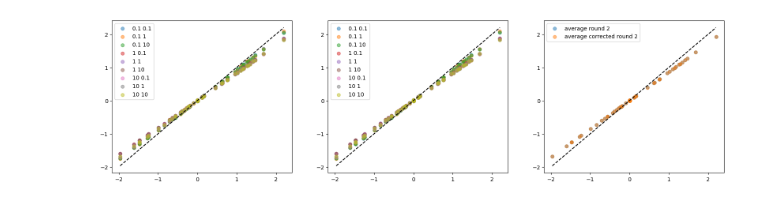
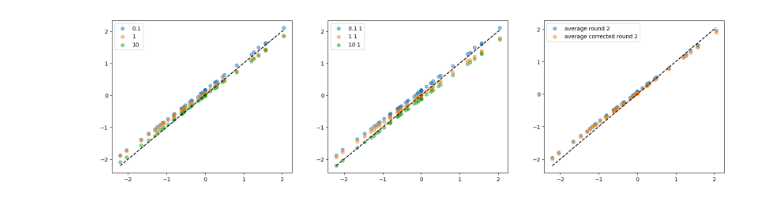
Before and after one commit to JoshuaGensel/dmMIME_correction, a Jupyter notebook: src/exploratory_analysis.ipynb, the cells around one changed output. Saved outputs shown, nothing was run; the diff lists cells and outputs as text; code cells hidden in the pictures.

```diff
--- a/src/exploratory_analysis.ipynb
+++ b/src/exploratory_analysis.ipynb
@@ -4,7 +4,7 @@ import numpy as np
 import MIME_correction
 # %%
 def get_pool_data(first_round_targets : str, second_round_targets : str):
-    path = "/datadisk/MIME/depth_test/"
+    path = "/datadisk/MIME/high_depth_pruning10/"
     ground_truth = np.loadtxt(path + f"target1_{first_round_targets}_target2_{second_round_targets}/ground_truth.csv", delimiter=",")
     round_1 = np.log(np.loadtxt(path + f"target1_{first_round_targets}_target2_{second_round_targets}/round_1/effects.csv", delimiter=","))
     round_2 = np.log(np.loadtxt(path + f"target1_{first_round_targets}_target2_{second_round_targets}/round_2/effects.csv", delimiter=","))
@@ -175,53 +204,53 @@ plt.show()
 # plot all corrected rounds in one plot
 fig, (ax1,ax2, ax3) = plt.subplots(1,3, figsize=(20,5))
 
-ax1.scatter(np.log(ground_truths[0]), np.log(round_1s[0]), label="0.1 0.1", alpha=.5)
-ax1.scatter(np.log(ground_truths[1]), np.log(round_1s[1]), label="0.1 1", alpha=.5)
-ax1.scatter(np.log(ground_truths[2]), np.log(round_1s[2]), label="0.1 10", alpha=.5)
-ax1.scatter(np.log(ground_truths[3]), np.log(round_1s[3]), label="1 0.1", alpha=.5)
-ax1.scatter(np.log(ground_truths[4]), np.log(round_1s[4]), label="1 1", alpha=.5)
-ax1.scatter(np.log(ground_truths[5]), np.log(round_1s[5]), label="1 10", alpha=.5)
-ax1.scatter(np.log(ground_truths[6]), np.log(round_1s[6]), label="10 0.1", alpha=.5)
-ax1.scatter(np.log(ground_truths[7]), np.log(round_1s[7]), label="10 1", alpha=.5)
-ax1.scatter(np.log(ground_truths[8]), np.log(round_1s[8]), label="10 10", alpha=.5)
+ax1.scatter(np.log(ground_truths[0]), np.log(round_1s[0]), label="0.1", alpha=.5)
+# ax1.scatter(np.log(ground_truths[1]), np.log(round_1s[1]), label="0.1 1", alpha=.5)
+# ax1.scatter(np.log(ground_truths[2]), np.log(round_1s[2]), label="0.1 10", alpha=.5)
+ax1.scatter(np.log(ground_truths[3]), np.log(round_1s[3]), label="1", alpha=.5)
+# ax1.scatter(np.log(ground_truths[4]), np.log(round_1s[4]), label="1 1", alpha=.5)
+# ax1.scatter(np.log(ground_truths[5]), np.log(round_1s[5]), label="1 10", alpha=.5)
+ax1.scatter(np.log(ground_truths[6]), np.log(round_1s[6]), label="10", alpha=.5)
+# ax1.scatter(np.log(ground_truths[7]), np.log(round_1s[7]), label="10 1", alpha=.5)
+# ax1.scatter(np.log(ground_truths[8]), np.log(round_1s[8]), label="10 10", alpha=.5)
 ax1.legend()
 #also plot 1to1 line
 x = np.linspace(np.min(np.log(ground_truths[0])), np.max(np.log(ground_truths[0])), 100)
 y = x
 ax1.plot(x,y, label="1 to 1 line", linestyle="--", color="black")
 
-ax2.scatter(np.log(ground_truths[0]), np.log(corrected_round_1s[0]), label="0.1 0.1", alpha=.5)
+# ax2.scatter(np.log(ground_truths[0]), np.log(corrected_round_1s[0]), label="0.1", alpha=.5)
 ax2.scatter(np.log(ground_truths[1]), np.log(corrected_round_1s[1]), label="0.1 1", alpha=.5)
-ax2.scatter(np.log(ground_truths[2]), np.log(corrected_round_1s[2]), label="0.1 10", alpha=.5)
-ax2.scatter(np.log(ground_truths[3]), np.log(corrected_round_1s[3]), label="1 0.1", alpha=.5)
+# ax2.scatter(np.log(ground_truths[2]), np.log(corrected_round_1s[2]), label="0.1 10", alpha=.5)
+# ax2.scatter(np.log(ground_truths[3]), np.log(corrected_round_1s[3]), label="1", alpha=.5)
 ax2.scatter(np.log(ground_truths[4]), np.log(corrected_round_1s[4]), label="1 1", alpha=.5)
-ax2.scatter(np.log(ground_truths[5]), np.log(corrected_round_1s[5]), label="1 10", alpha=.5)
-ax2.scatter(np.log(ground_truths[6]), np.log(corrected_round_1s[6]), label="10 0.1", alpha=.5)
+# ax2.scatter(np.log(ground_truths[5]), np.log(corrected_round_1s[5]), label="1 10", alpha=.5)
+# ax2.scatter(np.log(ground_truths[6]), np.log(corrected_round_1s[6]), label="10", alpha=.5)
 ax2.scatter(np.log(ground_truths[7]), np.log(corrected_round_1s[7]), label="10 1", alpha=.5)
-ax2.scatter(np.log(ground_truths[8]), np.log(corrected_round_1s[8]), label="10 10", alpha=.5)
+# ax2.scatter(np.log(ground_truths[8]), np.log(corrected_round_1s[8]), label="10 10", alpha=.5)
 ax2.legend()
 #also plot 1to1 line
 x = np.linspace(np.min(np.log(ground_truths[0])), np.max(np.log(ground_truths[0])), 100)
 y = x
 ax2.plot(x,y, label="1 to 1 line", linestyle="--", color="black")
 
 # plot the averages of corrected and uncorrected
 round_1s = np.array(round_1s)
 corrected_round_1s = np.array(corrected_round_1s)
 ground_truths = np.array(ground_truths)
 
 average_round_1 = np.mean(round_1s, axis=0)
 average_corrected_round_1 = np.mean(corrected_round_1s, axis=0)
 average_ground_truth = np.mean(ground_truths, axis=0)
 
 ax3.scatter(np.log(average_ground_truth), np.log(average_round_1), label="average round 2", alpha=.5)
 ax3.scatter(np.log(average_ground_truth), np.log(average_corrected_round_1), label="average corrected round 2", alpha=.5)
 ax3.legend()
 #also plot 1to1 line
 x = np.linspace(np.min(np.log(average_ground_truth)), np.max(np.log(average_ground_truth)), 100)
 y = x
 ax3.plot(x,y, label="1 to 1 line", linestyle="--", color="black")
 
 plt.show()
 # %% [output]
-[figure, old version]
+[figure, new version]
```
Also changed, not shown: parts of 7 cells of this notebook, 5 other files.
